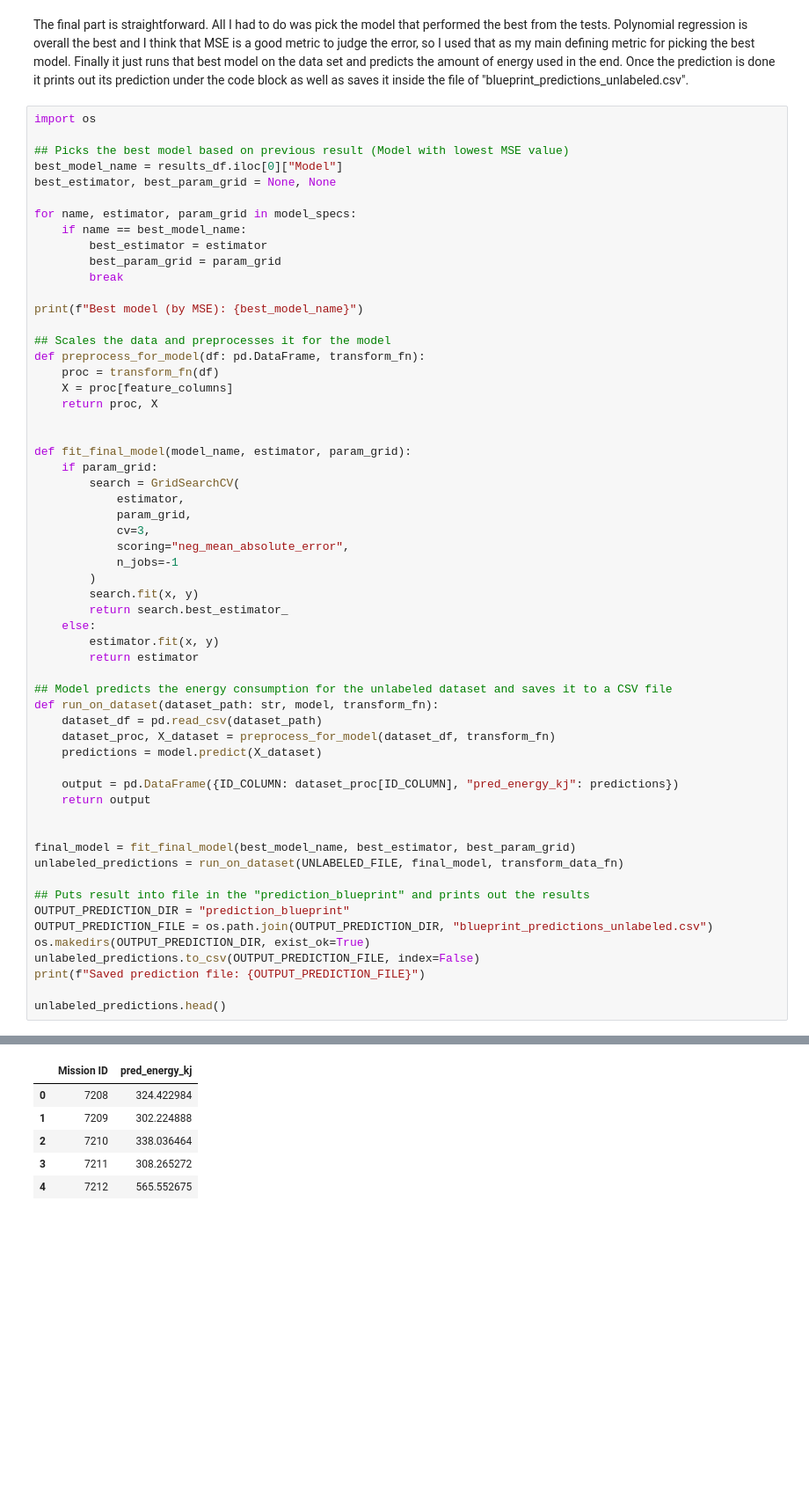
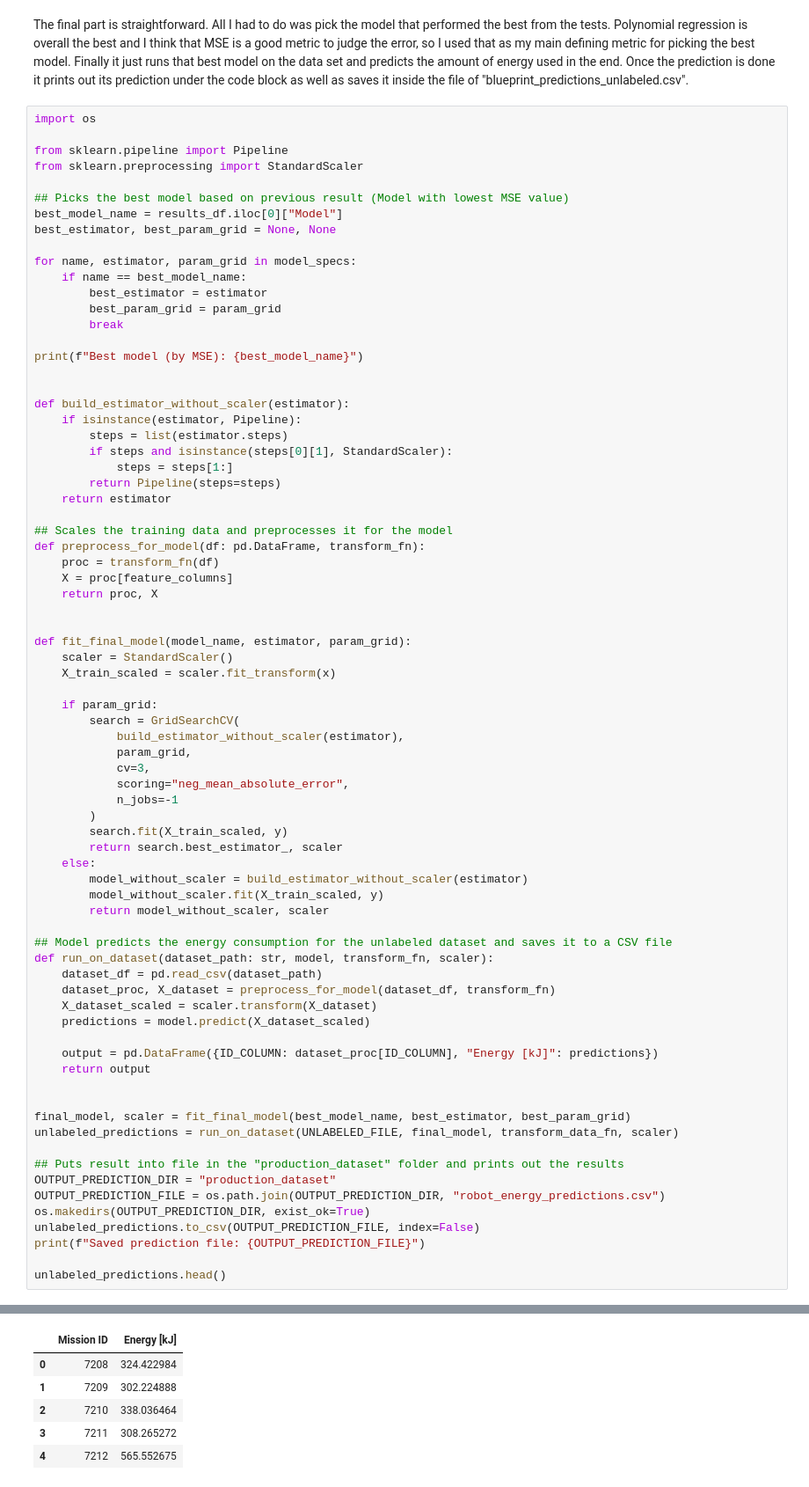
Before and after one commit to 3va-1608/ids, a Jupyter notebook: ids_challenge/02_data_science/submission_tp02_data_science.ipynb, the cells around one changed output, grey strips where cells are left out. Shown at 88% size. Drawn from its saved outputs; the diff is of its cells as text; blank space fills up the shorter version.

Commit message:
final final finalllll

```diff
--- a/ids_challenge/02_data_science/submission_tp02_data_science.ipynb
+++ b/ids_challenge/02_data_science/submission_tp02_data_science.ipynb
@@ -410,6 +416,9 @@ results_with_params
 The final part is straightforward. All I had to do was pick the model that performed the best from the tests. Polynomial regression is overall the best and I think that MSE is a good metric to judge the error, so I used that as my main defining metric for picking the best model. Finally it just runs that best model on the data set and predicts the amount of energy used in the end. Once the prediction is done it prints out its prediction under the code block as well as saves it inside the file of "blueprint_predictions_unlabeled.csv".
 # %%
 import os
+
+from sklearn.pipeline import Pipeline
+from sklearn.preprocessing import StandardScaler
 
 ## Picks the best model based on previous result (Model with lowest MSE value)
 best_model_name = results_df.iloc[0]["Model"]
@@ -423,7 +432,16 @@ for name, estimator, param_grid in model_specs:
 
 print(f"Best model (by MSE): {best_model_name}")
 
-## Scales the data and preprocesses it for the model
+
+def build_estimator_without_scaler(estimator):
+    if isinstance(estimator, Pipeline):
+        steps = list(estimator.steps)
+        if steps and isinstance(steps[0][1], StandardScaler):
+            steps = steps[1:]
+        return Pipeline(steps=steps)
+    return estimator
+
+## Scales the training data and preprocesses it for the model
 def preprocess_for_model(df: pd.DataFrame, transform_fn):
     proc = transform_fn(df)
     X = proc[feature_columns]
@@ -431,36 +449,41 @@ def preprocess_for_model(df: pd.DataFrame, transform_fn):
 
 
 def fit_final_model(model_name, estimator, param_grid):
+    scaler = StandardScaler()
+    X_train_scaled = scaler.fit_transform(x)
+
     if param_grid:
         search = GridSearchCV(
-            estimator,
+            build_estimator_without_scaler(estimator),
             param_grid,
             cv=3,
             scoring="neg_mean_absolute_error",
             n_jobs=-1
         )
-        search.fit(x, y)
-        return search.best_estimator_
+        search.fit(X_train_scaled, y)
+        return search.best_estimator_, scaler
     else:
-        estimator.fit(x, y)
-        return estimator
+        model_without_scaler = build_estimator_without_scaler(estimator)
+        model_without_scaler.fit(X_train_scaled, y)
+        return model_without_scaler, scaler
 
 ## Model predicts the energy consumption for the unlabeled dataset and saves it to a CSV file
-def run_on_dataset(dataset_path: str, model, transform_fn):
+def run_on_dataset(dataset_path: str, model, transform_fn, scaler):
     dataset_df = pd.read_csv(dataset_path)
     dataset_proc, X_dataset = preprocess_for_model(dataset_df, transform_fn)
-    predictions = model.predict(X_dataset)
+    X_dataset_scaled = scaler.transform(X_dataset)
+    predictions = model.predict(X_dataset_scaled)
 
-    output = pd.DataFrame({ID_COLUMN: dataset_proc[ID_COLUMN], "pred_energy_kj": predictions})
+    output = pd.DataFrame({ID_COLUMN: dataset_proc[ID_COLUMN], "Energy [kJ]": predictions})
     return output
 
 
-final_model = fit_final_model(best_model_name, best_estimator, best_param_grid)
-unlabeled_predictions = run_on_dataset(UNLABELED_FILE, final_model, transform_data_fn)
+final_model, scaler = fit_final_model(best_model_name, best_estimator, best_param_grid)
+unlabeled_predictions = run_on_dataset(UNLABELED_FILE, final_model, transform_data_fn, scaler)
 
-## Puts result into file in the "prediction_blueprint" and prints out the results
-OUTPUT_PREDICTION_DIR = "prediction_blueprint"
-OUTPUT_PREDICTION_FILE = os.path.join(OUTPUT_PREDICTION_DIR, "blueprint_predictions_unlabeled.csv")
+## Puts result into file in the "production_dataset" folder and prints out the results
+OUTPUT_PREDICTION_DIR = "production_dataset"
+OUTPUT_PREDICTION_FILE = os.path.join(OUTPUT_PREDICTION_DIR, "robot_energy_predictions.csv")
 os.makedirs(OUTPUT_PREDICTION_DIR, exist_ok=True)
 unlabeled_predictions.to_csv(OUTPUT_PREDICTION_FILE, index=False)
 print(f"Saved prediction file: {OUTPUT_PREDICTION_FILE}")
@@ -472,4 +495,4 @@ Saved prediction file: prediction_blueprint\blueprint_predictions_unlabeled.csv
-|  | Mission ID | pred_energy_kj |
+|  | Mission ID | Energy [kJ] |
 | 0 | 7208 | 324.422984 |
 | 1 | 7209 | 302.224888 |
 | 2 | 7210 | 338.036464 |
```
Also changed, not shown: parts of 2 cells of this notebook, 1 other file.
